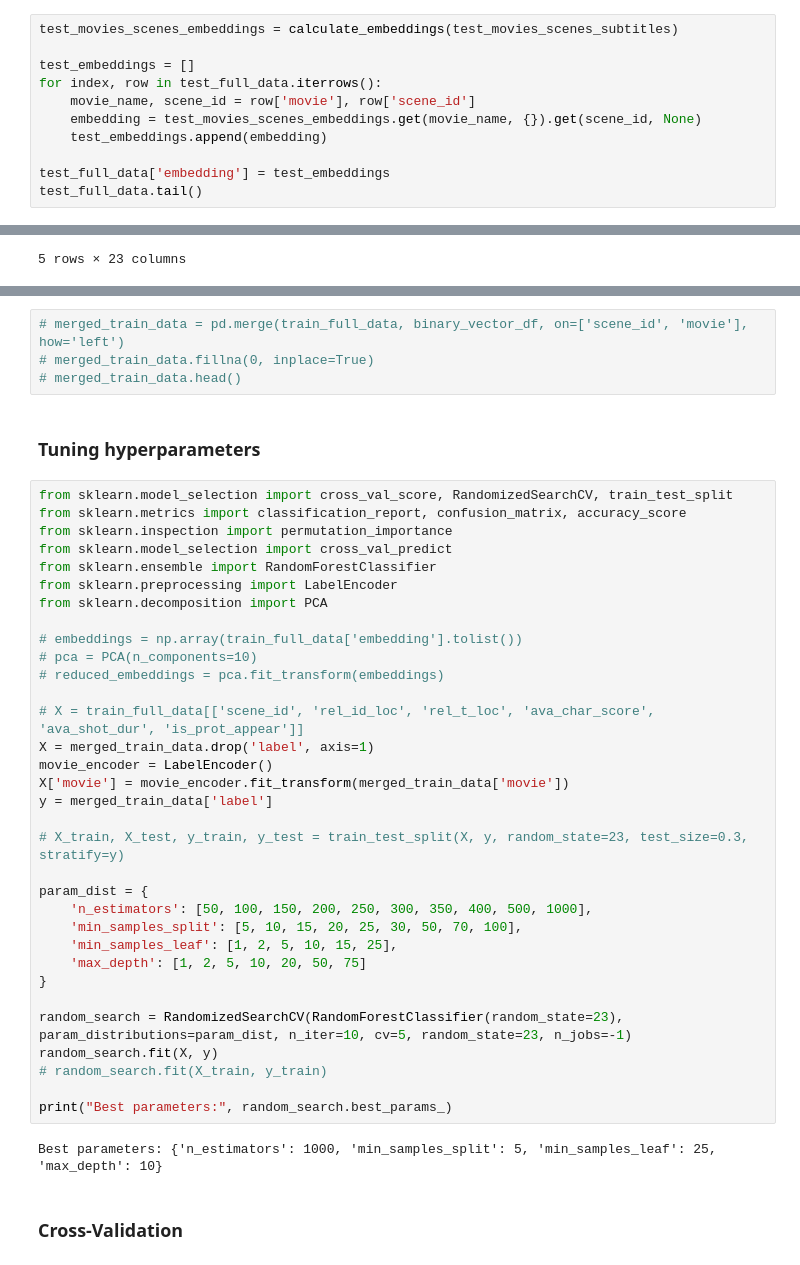
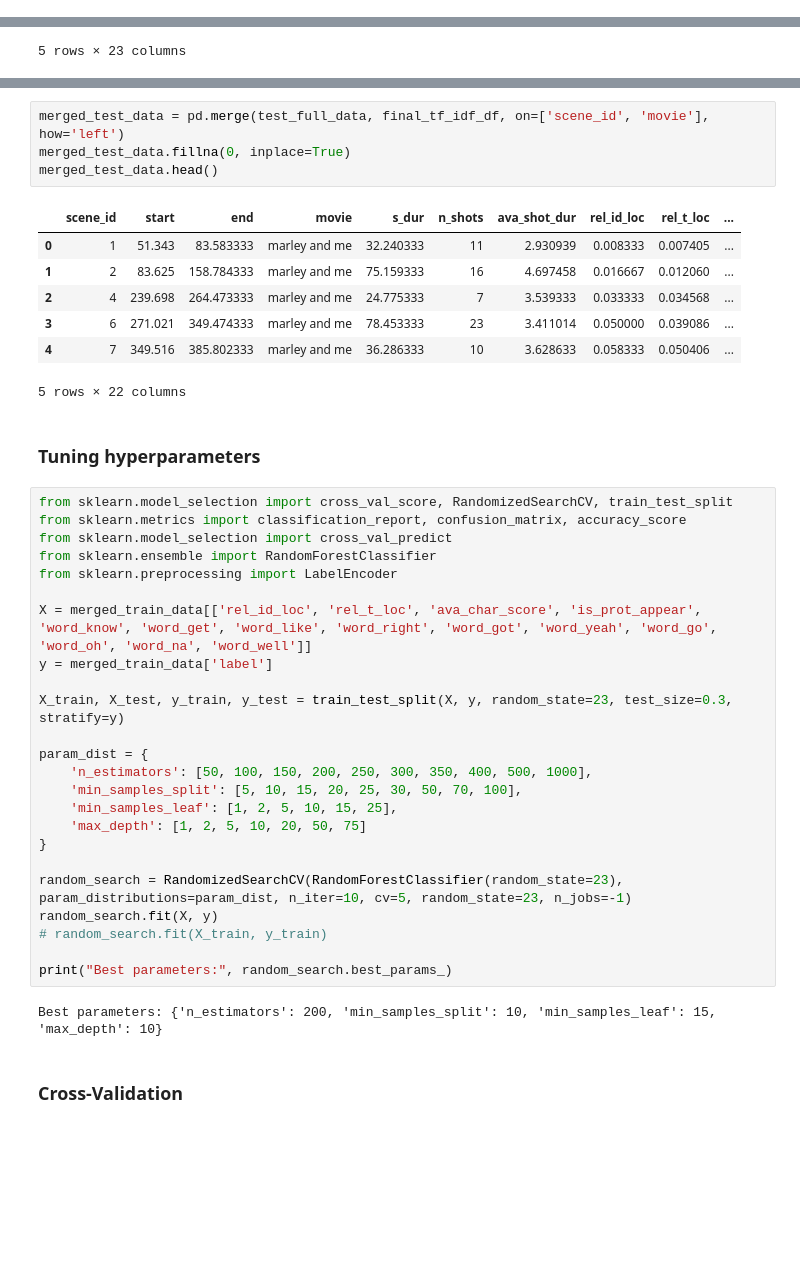
Before and after one commit to C7A7A/story-beats, a Jupyter notebook: story-beats.ipynb, the cells around one changed output, grey strips where cells are left out. Saved outputs shown, nothing was run; the diff lists cells and outputs as text; blank space fills up the shorter version.

```diff
--- a/story-beats.ipynb
+++ b/story-beats.ipynb
@@ -556,11 +517,0 @@ train_full_data.tail()
-# %%
-test_movies_scenes_embeddings = calculate_embeddings(test_movies_scenes_subtitles)
-
-test_embeddings = []
-for index, row in test_full_data.iterrows():
-    movie_name, scene_id = row['movie'], row['scene_id']
-    embedding = test_movies_scenes_embeddings.get(movie_name, {}).get(scene_id, None)
-    test_embeddings.append(embedding)
-
-test_full_data['embedding'] = test_embeddings
-test_full_data.tail()
@@ -712,29 +679,28 @@ merged_train_data.head()
-# %%
-# merged_train_data = pd.merge(train_full_data, binary_vector_df, on=['scene_id', 'movie'], how='left')
-# merged_train_data.fillna(0, inplace=True)
-# merged_train_data.head()
+# %%
+merged_test_data = pd.merge(test_full_data, final_tf_idf_df, on=['scene_id', 'movie'], how='left')
+merged_test_data.fillna(0, inplace=True)
+merged_test_data.head()
+# %% [output]
+|  | scene_id | start | end | movie | s_dur | n_shots | ava_shot_dur | rel_id_loc | rel_t_loc | ... |
+| 0 | 1 | 51.343 | 83.583333 | marley and me | 32.240333 | 11 | 2.930939 | 0.008333 | 0.007405 | ... |
+| 1 | 2 | 83.625 | 158.784333 | marley and me | 75.159333 | 16 | 4.697458 | 0.016667 | 0.012060 | ... |
+| 2 | 4 | 239.698 | 264.473333 | marley and me | 24.775333 | 7 | 3.539333 | 0.033333 | 0.034568 | ... |
+| 3 | 6 | 271.021 | 349.474333 | marley and me | 78.453333 | 23 | 3.411014 | 0.050000 | 0.039086 | ... |
+| 4 | 7 | 349.516 | 385.802333 | marley and me | 36.286333 | 10 | 3.628633 | 0.058333 | 0.050406 | ... |
+5 rows × 22 columns
 # %% [markdown]
 ### Tuning hyperparameters
 # %%
 from sklearn.model_selection import cross_val_score, RandomizedSearchCV, train_test_split
 from sklearn.metrics import classification_report, confusion_matrix, accuracy_score
-from sklearn.inspection import permutation_importance
 from sklearn.model_selection import cross_val_predict
 from sklearn.ensemble import RandomForestClassifier
 from sklearn.preprocessing import LabelEncoder
-from sklearn.decomposition import PCA
 
-# embeddings = np.array(train_full_data['embedding'].tolist())
-# pca = PCA(n_components=10)
-# reduced_embeddings = pca.fit_transform(embeddings)
-
-# X = train_full_data[['scene_id', 'rel_id_loc', 'rel_t_loc', 'ava_char_score', 'ava_shot_dur', 'is_prot_appear']]
-X = merged_train_data.drop('label', axis=1)
-movie_encoder = LabelEncoder()
-X['movie'] = movie_encoder.fit_transform(merged_train_data['movie'])
+X = merged_train_data[['rel_id_loc', 'rel_t_loc', 'ava_char_score', 'is_prot_appear', 'word_know', 'word_get', 'word_like', 'word_right', 'word_got', 'word_yeah', 'word_go', 'word_oh', 'word_na', 'word_well']]
 y = merged_train_data['label']
 
-# X_train, X_test, y_train, y_test = train_test_split(X, y, random_state=23, test_size=0.3, stratify=y)
+X_train, X_test, y_train, y_test = train_test_split(X, y, random_state=23, test_size=0.3, stratify=y)
 
 param_dist = {
     'n_estimators': [50, 100, 150, 200, 250, 300, 350, 400, 500, 1000],
@@ -749,7 +715,7 @@ random_search.fit(X, y)
 
 print("Best parameters:", random_search.best_params_)
 # %% [output]
-Best parameters: {'n_estimators': 1000, 'min_samples_split': 5, 'min_samples_leaf': 25, 'max_depth': 10}
+Best parameters: {'n_estimators': 200, 'min_samples_split': 10, 'min_samples_leaf': 15, 'max_depth': 10}
 # %% [markdown]
 ### Cross-Validation
 # %%
```
Also changed, not shown: parts of 31 cells of this notebook, 2 other files.
